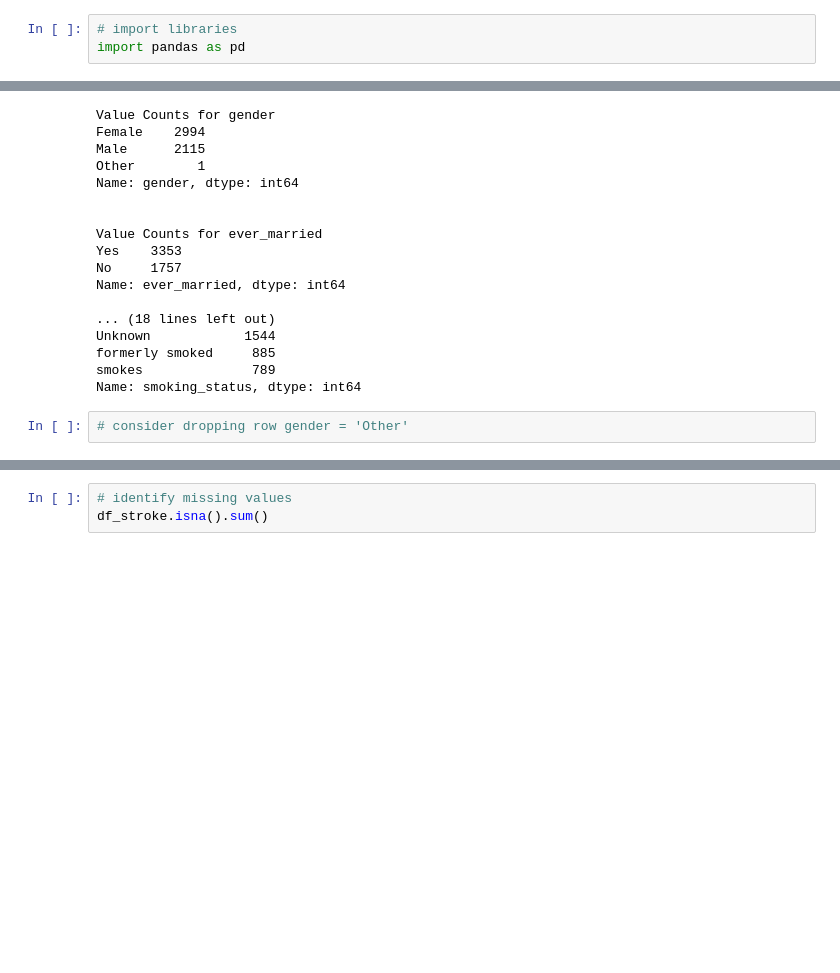
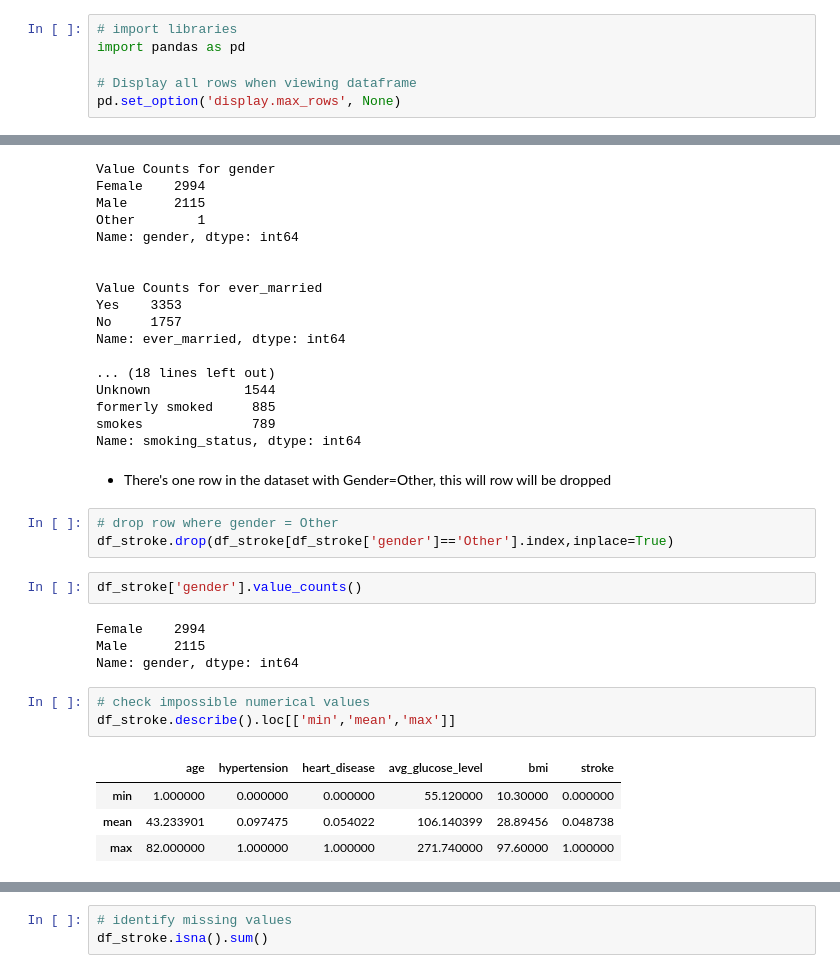
Before and after one commit to Carla9711/Machine-Learning---Classification, a Jupyter notebook: Machine_Learning_Classification.ipynb, the cells around one changed output, grey strips where cells are left out. Drawn from its saved outputs; the diff is of its cells as text; blank space fills up the shorter version.

```diff
--- a/Machine_Learning_Classification.ipynb
+++ b/Machine_Learning_Classification.ipynb
@@ -11,6 +11,9 @@ Mounted at /content/drive
 # %%
 # import libraries
 import pandas as pd
+
+# Display all rows when viewing dataframe
+pd.set_option('display.max_rows', None)
 # %% [markdown]
 # Stroke Prediction Dataset
 # %% [markdown]
@@ -132,5 +157,22 @@ Unknown            1544
 formerly smoked     885
 smokes              789
 Name: smoking_status, dtype: int64
-# %%
-# consider dropping row gender = 'Other'
+# %% [markdown]
+* There's one row in the dataset with Gender=Other, this will row will be dropped
+# %%
+# drop row where gender = Other
+df_stroke.drop(df_stroke[df_stroke['gender']=='Other'].index,inplace=True)
+# %%
+df_stroke['gender'].value_counts()
+# %% [output]
+Female    2994
+Male      2115
+Name: gender, dtype: int64
+# %%
+# check impossible numerical values
+df_stroke.describe().loc[['min','mean','max']]
+# %% [output]
+|  | age | hypertension | heart_disease | avg_glucose_level | bmi | stroke |
+| min | 1.000000 | 0.000000 | 0.000000 | 55.120000 | 10.30000 | 0.000000 |
+| mean | 43.233901 | 0.097475 | 0.054022 | 106.140399 | 28.89456 | 0.048738 |
+| max | 82.000000 | 1.000000 | 1.000000 | 271.740000 | 97.60000 | 1.000000 |
```
Also changed, not shown: parts of 8 cells of this notebook.
